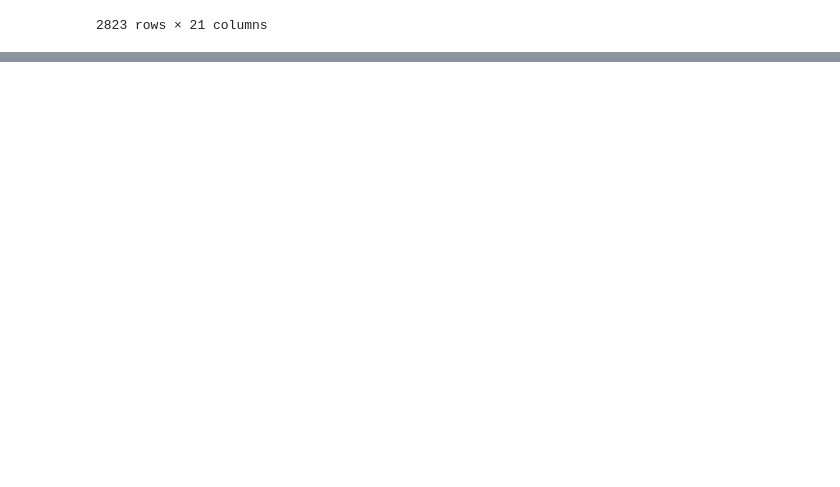
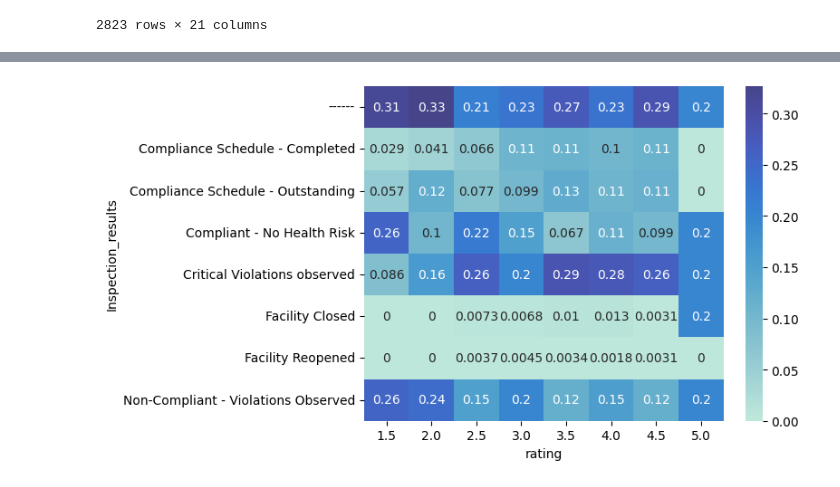
Before and after one commit to snigdhapenmetsa/Yelp_Data_Analytics, a Jupyter notebook: main.ipynb, the cells around one changed output, grey strips where cells are left out. Cells and saved outputs as stored; diff of their text form; code cells hidden in the pictures; blank space fills up the shorter version.

Commit message:
visualizations

```diff
--- a/main.ipynb
+++ b/main.ipynb
@@ -137,0 +146,7 @@ merge_df
+# %%
+contingency_tbl = pd.crosstab(merge_df.Inspection_results, merge_df.rating)
+probability_tbl = contingency_tbl / contingency_tbl.sum()
+sns.heatmap(probability_tbl, annot=True, center=0.5)
+plt.show()
+# %% [output]
+[figure, added]
```
Also changed, not shown: parts of 6 cells of this notebook.
